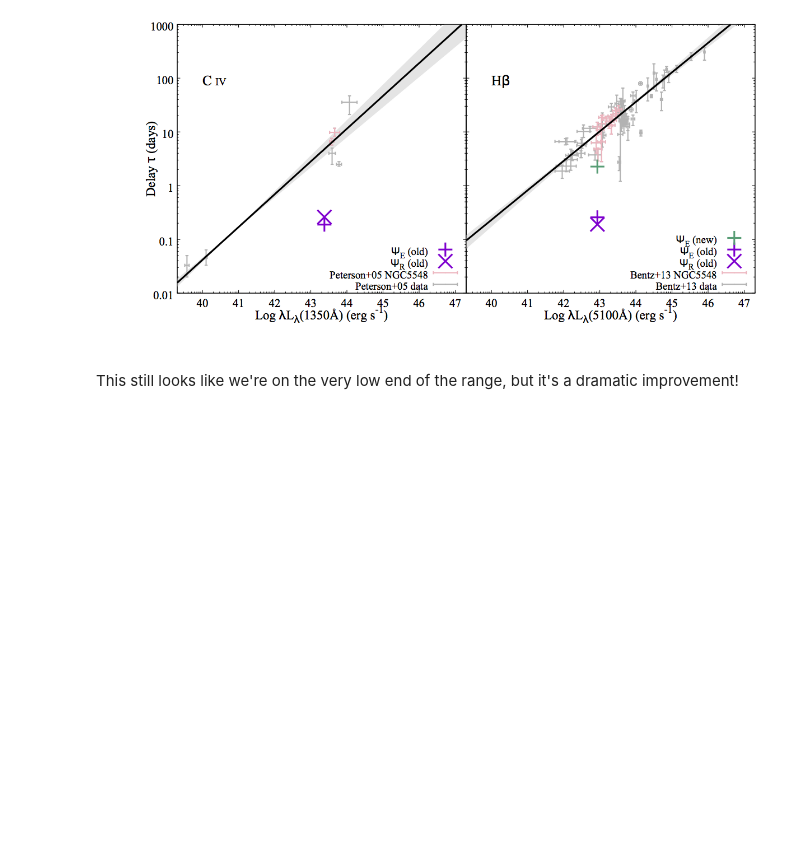
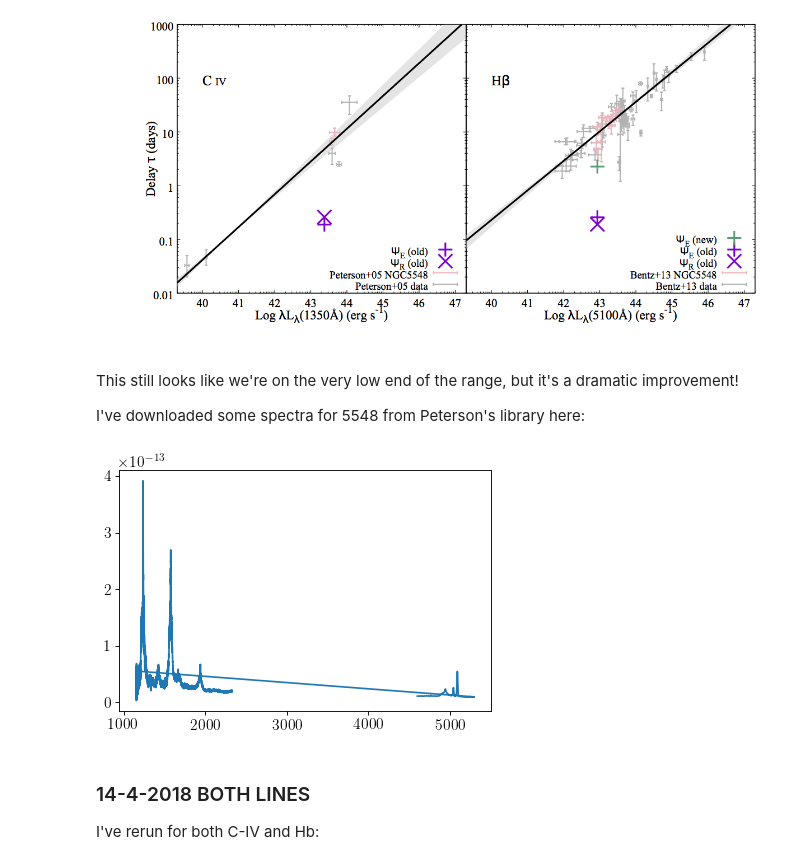
Before and after one commit to smangham/paper_cloudy, a Jupyter notebook: initial_analysis.ipynb, the cells around one changed output. Drawn from its saved outputs; the diff is of its cells as text; code cells hidden in the pictures; blank space fills up the shorter version.

```diff
--- a/initial_analysis.ipynb
+++ b/initial_analysis.ipynb
@@ -181,3 +185,26 @@ Image(filename = PATH, width=800, height=800)
 [figure]
 # %% [markdown]
 This still looks like we're on the very low end of the range, but it's a dramatic improvement!
+
+I've downloaded some spectra for 5548 from Peterson's library here:
+# %%
+from astropy.io import fits
+from astropy import table as apt
+
+spec_obs_opt = Table.read('spectra_JD7517_optical.dat', format='ascii', names=('wave', 'val', 'error'))
+
+fits_uv = fits.open('spectra_JD7517_uv.fits')
+spec_obs_uv = fits_uv[0].data
+
+spec_obs_uv = Table.read('spectra_JD49117_uv.lis', format='ascii', names=('wave', 'val', 'error'))
+spec_obs = apt.vstack([spec_obs_opt, spec_obs_uv])
+
+fig, ax = plt.subplots()
+ax.plot(spec_obs['wave'], spec_obs['val'], '-', label='Observed')
+fig.show()
+# %% [output]
+[figure, added]
+# %% [markdown]
+### 14-4-2018 BOTH LINES
+
+I've rerun for both C-IV and Hb:
```
Also changed, not shown: parts of 10 cells of this notebook, 7 other files.
